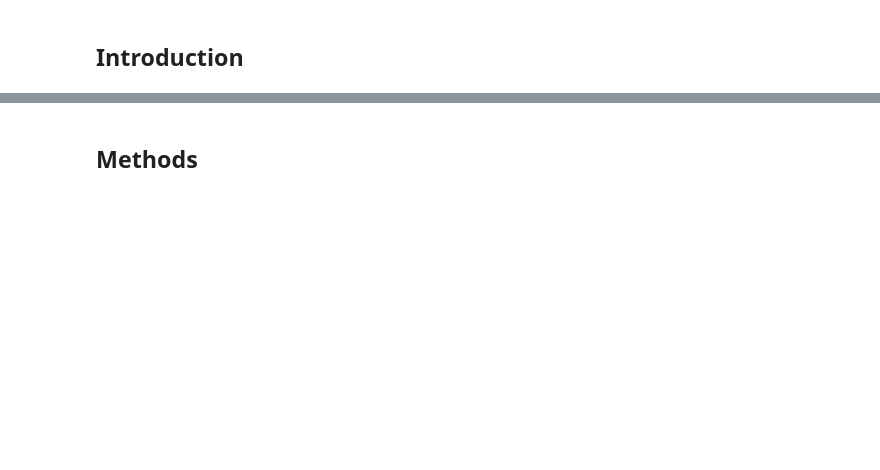
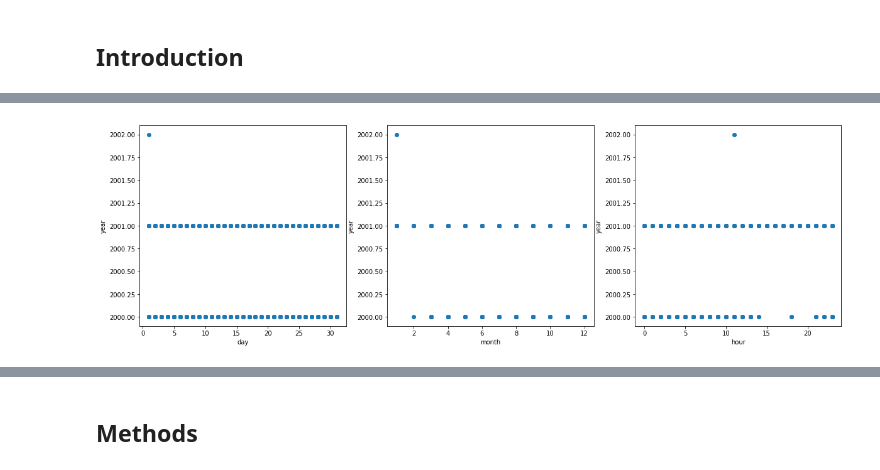
Before and after one commit to nkacirek1/Enron_Anomaly_Detection, a Jupyter notebook: TermProject.ipynb, the cells around one changed output, grey strips where cells are left out. Drawn from its saved outputs; the diff is of its cells as text; code cells hidden in the pictures; blank space fills up the shorter version.

```diff
--- a/TermProject.ipynb
+++ b/TermProject.ipynb
@@ -10,0 +86,4 @@ I'm very interested in the grammar, or lack thereof, used in tweets.  I will try
+# %%
+plot_against_year()
+# %% [output]
+[figure, added]
```
Also changed, not shown: parts of 45 cells of this notebook.
